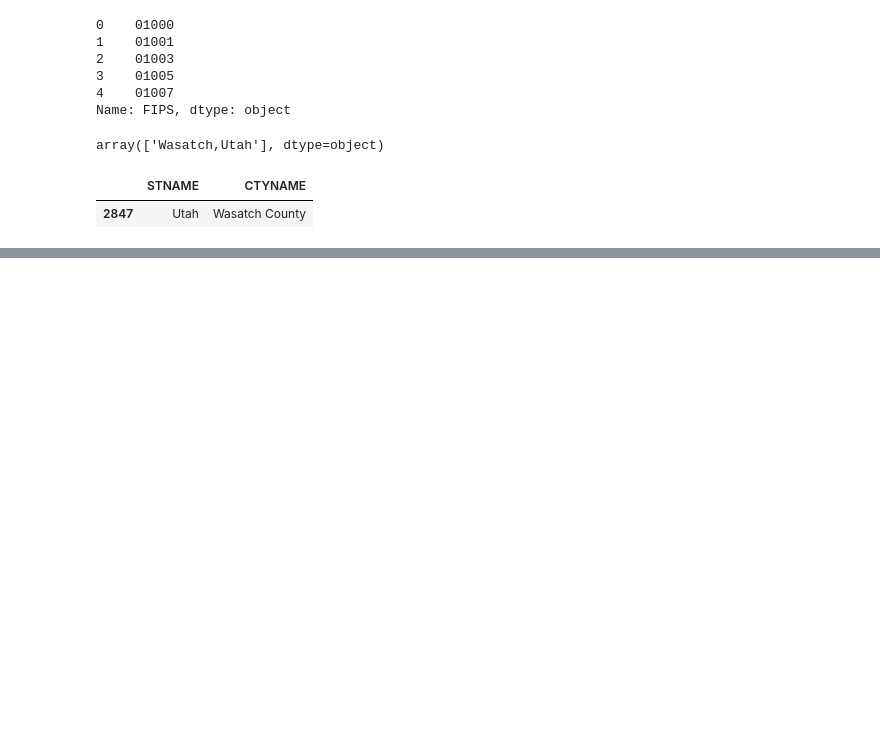
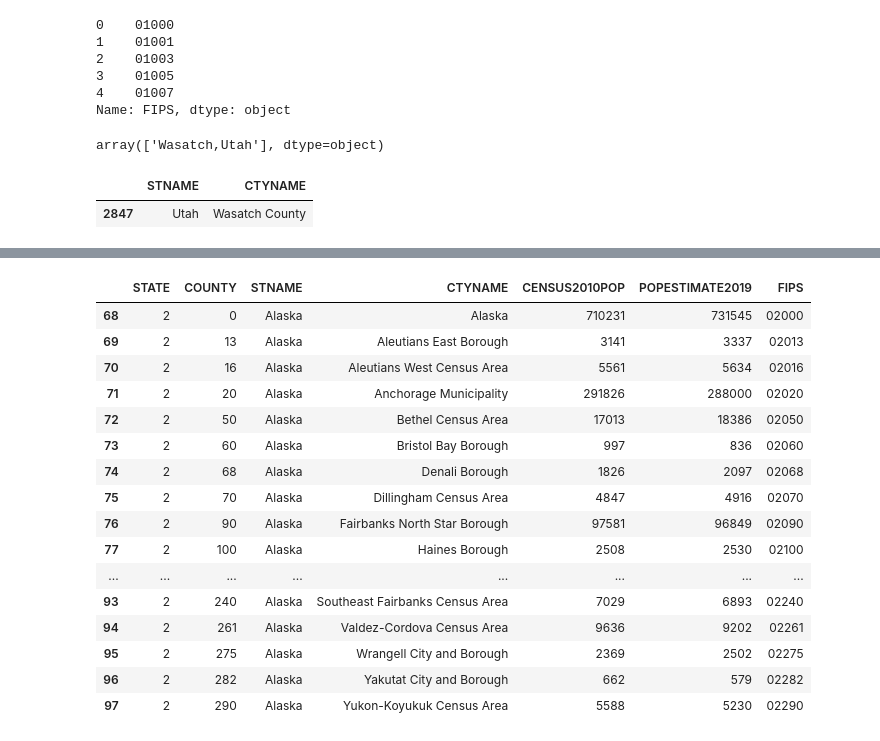
Before and after one commit to cwilbar04/COVID19, a Jupyter notebook: notebooks/EDA.ipynb, the cells around one changed output, grey strips where cells are left out. Drawn from its saved outputs; the diff is of its cells as text; code cells hidden in the pictures; blank space fills up the shorter version.

```diff
--- a/notebooks/EDA.ipynb
+++ b/notebooks/EDA.ipynb
@@ -205,0 +550,21 @@ census[['STNAME','CTYNAME']][census['FIPS']=='49051']
+# %%
+# Investigate Alaska in census data
+census[census['STNAME']=='Alaska']
+# %% [output]
+|  | STATE | COUNTY | STNAME | CTYNAME | CENSUS2010POP | POPESTIMATE2019 | FIPS |
+| 68 | 2 | 0 | Alaska | Alaska | 710231 | 731545 | 02000 |
+| 69 | 2 | 13 | Alaska | Aleutians East Borough | 3141 | 3337 | 02013 |
+| 70 | 2 | 16 | Alaska | Aleutians West Census Area | 5561 | 5634 | 02016 |
+| 71 | 2 | 20 | Alaska | Anchorage Municipality | 291826 | 288000 | 02020 |
+| 72 | 2 | 50 | Alaska | Bethel Census Area | 17013 | 18386 | 02050 |
+| 73 | 2 | 60 | Alaska | Bristol Bay Borough | 997 | 836 | 02060 |
+| 74 | 2 | 68 | Alaska | Denali Borough | 1826 | 2097 | 02068 |
+| 75 | 2 | 70 | Alaska | Dillingham Census Area | 4847 | 4916 | 02070 |
+| 76 | 2 | 90 | Alaska | Fairbanks North Star Borough | 97581 | 96849 | 02090 |
+| 77 | 2 | 100 | Alaska | Haines Borough | 2508 | 2530 | 02100 |
+| ... | ... | ... | ... | ... | ... | ... | ... |
+| 93 | 2 | 240 | Alaska | Southeast Fairbanks Census Area | 7029 | 6893 | 02240 |
+| 94 | 2 | 261 | Alaska | Valdez-Cordova Census Area | 9636 | 9202 | 02261 |
+| 95 | 2 | 275 | Alaska | Wrangell City and Borough | 2369 | 2502 | 02275 |
+| 96 | 2 | 282 | Alaska | Yakutat City and Borough | 662 | 579 | 02282 |
+| 97 | 2 | 290 | Alaska | Yukon-Koyukuk Census Area | 5588 | 5230 | 02290 |
```
Also changed, not shown: parts of 28 cells of this notebook, 8 other files.
